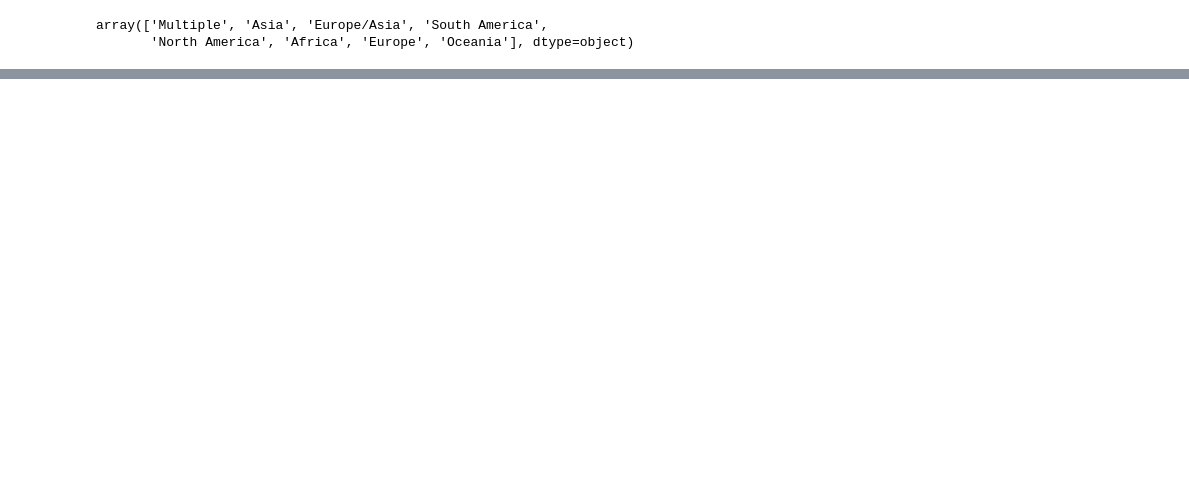
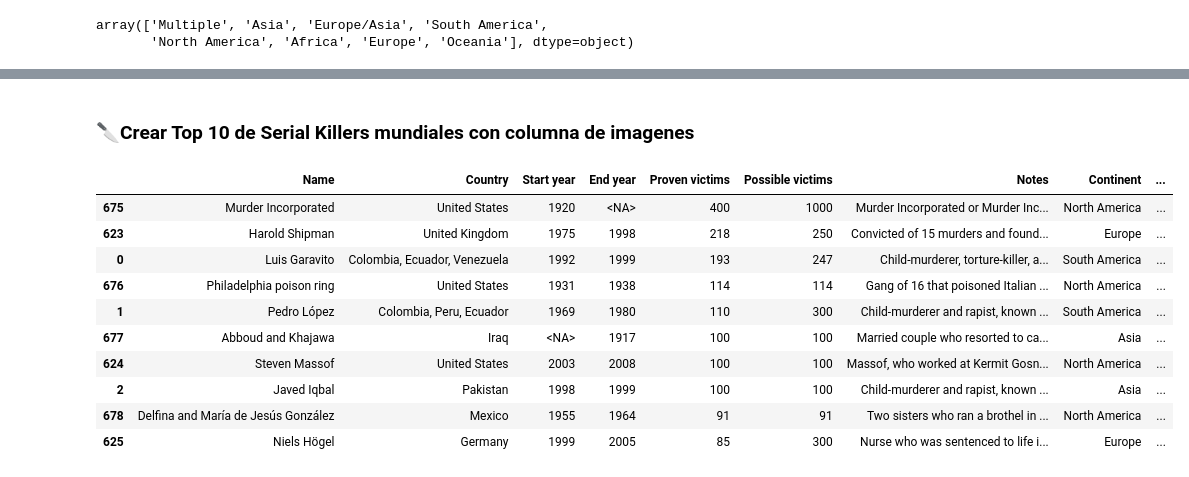
Before and after one commit to CibiPB/project-da-promo-49-modulo-4, a Jupyter notebook: version1.ipynb, the cells around one changed output, grey strips where cells are left out. Saved outputs shown, nothing was run; the diff lists cells and outputs as text; code cells hidden in the pictures; blank space fills up the shorter version.

Commit message:
nuevas columnas

```diff
--- a/version1.ipynb
+++ b/version1.ipynb
@@ -448,0 +453,3 @@ df_2_a.to_csv("All row files/2. Wikipedia Serial Killers List/serial_killers_by_
+# %%
+for col in columnas:
+    df_2_a[col] = df_2_a[col].round().astype('Int64')
@@ -448,0 +475,2 @@ df_2_a.to_csv("All row files/2. Wikipedia Serial Killers List/serial_killers_by_
+# %%
+df_killers_byvictims = (pd.read_csv('All row files/2. Wikipedia Serial Killers List/V1-serial_killers_by_victims.csv'))
@@ -448,0 +486,5 @@ df_2_a.to_csv("All row files/2. Wikipedia Serial Killers List/serial_killers_by_
+# %%
+columnas=["Start year","End year","Years Active"]
+# %%
+for col in columnas:
+ df_killers_byvictims[col] = df_killers_byvictims[col].round().astype('Int64')
@@ -448,0 +511,18 @@ df_2_a.to_csv("All row files/2. Wikipedia Serial Killers List/serial_killers_by_
+# %% [markdown]
+### 🔪Crear Top 10 de Serial Killers mundiales con columna de imagenes
+# %%
+# Ordenar por víctimas confirmadas y quedarnos con los 10 primeros
+top10 = df_killers_byvictims.sort_values(by='Proven victims', ascending=False,).head(10).copy()
+top10
+# %% [output]
+|  | Name | Country | Start year | End year | Proven victims | Possible victims | Notes | Continent | ... |
+| 675 | Murder Incorporated | United States | 1920 | <NA> | 400 | 1000 | Murder Incorporated or Murder Inc... | North America | ... |
+| 623 | Harold Shipman | United Kingdom | 1975 | 1998 | 218 | 250 | Convicted of 15 murders and found... | Europe | ... |
+| 0 | Luis Garavito | Colombia, Ecuador, Venezuela | 1992 | 1999 | 193 | 247 | Child-murderer, torture-killer, a... | South America | ... |
+| 676 | Philadelphia poison ring | United States | 1931 | 1938 | 114 | 114 | Gang of 16 that poisoned Italian ... | North America | ... |
+| 1 | Pedro López | Colombia, Peru, Ecuador | 1969 | 1980 | 110 | 300 | Child-murderer and rapist, known ... | South America | ... |
+| 677 | Abboud and Khajawa | Iraq | <NA> | 1917 | 100 | 100 | Married couple who resorted to ca... | Asia | ... |
+| 624 | Steven Massof | United States | 2003 | 2008 | 100 | 100 | Massof, who worked at Kermit Gosn... | North America | ... |
+| 2 | Javed Iqbal | Pakistan | 1998 | 1999 | 100 | 100 | Child-murderer and rapist, known ... | Asia | ... |
+| 678 | Delfina and María de Jesús González | Mexico | 1955 | 1964 | 91 | 91 | Two sisters who ran a brothel in ... | North America | ... |
+| 625 | Niels Högel | Germany | 1999 | 2005 | 85 | 300 | Nurse who was sentenced to life i... | Europe | ... |
```
Also changed, not shown: parts of 26 cells of this notebook, 2 other files.
